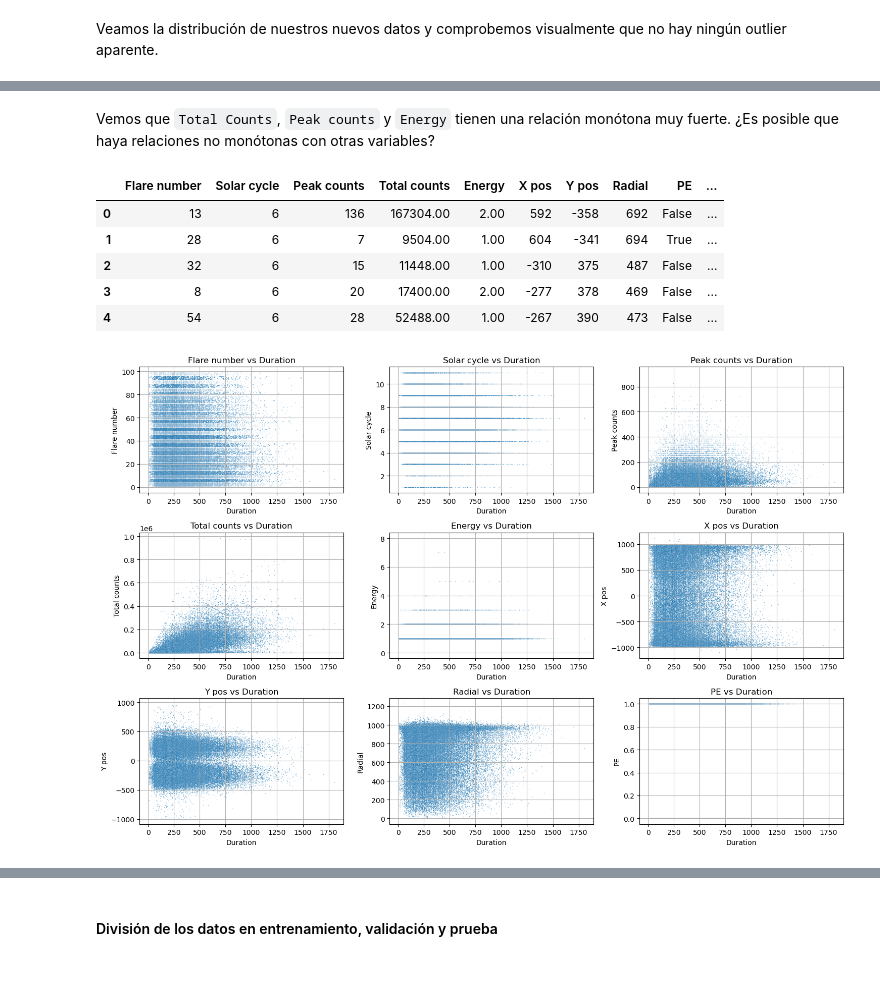
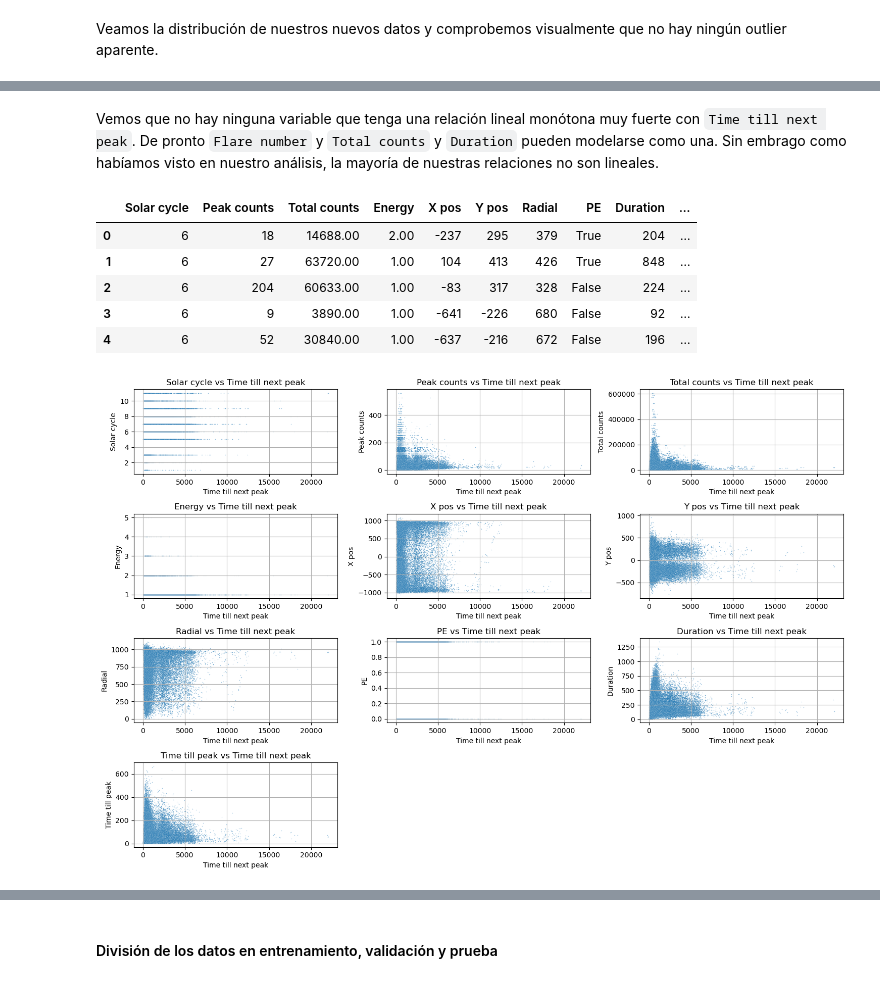
Before and after one commit to WonderfulAme/solar-flares, a Jupyter notebook: Notebook.ipynb, the cells around one changed output, grey strips where cells are left out. Cells and saved outputs as stored; diff of their text form; code cells hidden in the pictures.

```diff
--- a/Notebook.ipynb
+++ b/Notebook.ipynb
@@ -98,5 +99,0 @@ Agregaremos una nueva columna, el tiempo que toma que suceda otra llamarada sola
-# %%
-df.sort_values(by='Start time', inplace=True)
-df['Time till next'] = df['Start time'].shift(-1) - df['End time']
-df = df.iloc[:-1]
-df.tail()
@@ -109,0 +102,5 @@ df.tail()
+# %%
+df.sort_values(by='Start time', inplace=True)
+df['Time till next peak'] = (df['Peak time'].shift(-1) - df['Peak time']).dt.total_seconds()
+df = df.iloc[:-1]
+df.head()
@@ -528,6 +537,7 @@ Ahora escogeremos las columnas que nos importan:
 - `X pos`, `Y pos` y `Radial`.
 - `PE`, ya que indica si hubo un evento de partículas durante la llamarada solar.
 # %%
-data = data[["Flare number", "Solar cycle", "Peak counts", "Total counts", "Energy", "X pos", "Y pos", "Radial", "PE", "Duration"]]
+df.loc[:, "Time till peak"] = (df['Peak time'] - df['Start time']).dt.total_seconds()
+data = data[["Solar cycle", "Peak counts", "Total counts", "Energy", "X pos", "Y pos", "Radial", "PE", "Duration", "Time till peak","Time till next peak"]]
 data.head()
 # %% [output]
@@ -585,10 +595,10 @@ Total number of outliers : 17669
 # %% [markdown]
 Veamos la distribución de nuestros nuevos datos y comprobemos visualmente que no hay ningún outlier aparente.
 # %%
-columns = ["Flare number", "Solar cycle", "Peak counts", "Total counts", "X pos", "Y pos", "Radial", "Duration"]
+columns = ["Solar cycle", "Peak counts", "Total counts", "Energy", "X pos", "Y pos", "Radial", "Duration", "Time till peak","Time till next peak"]
 
 num_cols = 4
-num_rows = 2
+num_rows = 3
 fig, axes = plt.subplots(num_rows, num_cols, figsize=(15, 10))
 axes = axes.flatten()
 for i, column in enumerate(columns):
@@ -653,50 +660,50 @@ sns.heatmap(corrp,
 # %% [markdown]
-Vemos que `Total Counts`, `Peak counts` y `Energy` tienen una relación monótona muy fuerte. ¿Es posible que haya relaciones no monótonas con otras variables?
+Vemos que no hay ninguna variable que tenga una relación lineal monótona muy fuerte con `Time till next peak`. De pronto `Flare number` y `Total counts` y `Duration` pueden modelarse como una. Sin embrago como habíamos visto en nuestro análisis, la mayoría de nuestras relaciones no son lineales.
 # %%
 data.head()
 # %% [output]
-|  | Flare number | Solar cycle | Peak counts | Total counts | Energy | X pos | Y pos | Radial | PE | ... |
-| 0 | 13 | 6 | 136 | 167304.00 | 2.00 | 592 | -358 | 692 | False | ... |
-| 1 | 28 | 6 | 7 | 9504.00 | 1.00 | 604 | -341 | 694 | True | ... |
-| 2 | 32 | 6 | 15 | 11448.00 | 1.00 | -310 | 375 | 487 | False | ... |
-| 3 | 8 | 6 | 20 | 17400.00 | 2.00 | -277 | 378 | 469 | False | ... |
-| 4 | 54 | 6 | 28 | 52488.00 | 1.00 | -267 | 390 | 473 | False | ... |
+|  | Solar cycle | Peak counts | Total counts | Energy | X pos | Y pos | Radial | PE | Duration | ... |
+| 0 | 6 | 18 | 14688.00 | 2.00 | -237 | 295 | 379 | True | 204 | ... |
+| 1 | 6 | 27 | 63720.00 | 1.00 | 104 | 413 | 426 | True | 848 | ... |
+| 2 | 6 | 204 | 60633.00 | 1.00 | -83 | 317 | 328 | False | 224 | ... |
+| 3 | 6 | 9 | 3890.00 | 1.00 | -641 | -226 | 680 | False | 92 | ... |
+| 4 | 6 | 52 | 30840.00 | 1.00 | -637 | -216 | 672 | False | 196 | ... |
 # %%
 import matplotlib.pyplot as plt
 import seaborn as sns
 
 # List of columns to plot
 columns_to_plot = data.columns.tolist()
 
 # Remove "Duration" from the list if it exists
-if "Duration" in columns_to_plot:
-    columns_to_plot.remove("Duration")
+if "Time till next peak" in columns_to_plot:
+    columns_to_plot.remove("Time till next peak")
 
 # Calculate the number of rows and columns for the grid layout
 num_cols = 3
 num_rows = (len(columns_to_plot) - 1) // num_cols + 1
 
 # Create a grid of subplots
 fig, axes = plt.subplots(num_rows, num_cols, figsize=(15, 10))
 
 # Flatten the axes array for easier iteration
 axes = axes.flatten()
 
 # Plot each variable against "Duration"
 for i, column in enumerate(columns_to_plot):
     ax = axes[i]
-    sns.scatterplot(data=data, x="Duration", y=column, alpha=0.5, ax=ax, s  = 1)
-    ax.set_title(f"{column} vs Duration")
-    ax.set_xlabel("Duration")
+    sns.scatterplot(data=data, x="Time till next peak", y=column, alpha=0.5, ax=ax, s  = 1)
+    ax.set_title(f"{column} vs Time till next peak")
+    ax.set_xlabel("Time till next peak")
     ax.set_ylabel(column)
     ax.grid(True)
 
 # Hide empty subplots
 for i in range(len(columns_to_plot), num_rows * num_cols):
     axes[i].axis("off")
 
 plt.tight_layout()
 plt.show()
 # %% [output]
-[figure, old version]
+[figure, new version]
 # %% [markdown]
```
Also changed, not shown: parts of 40 cells of this notebook.
